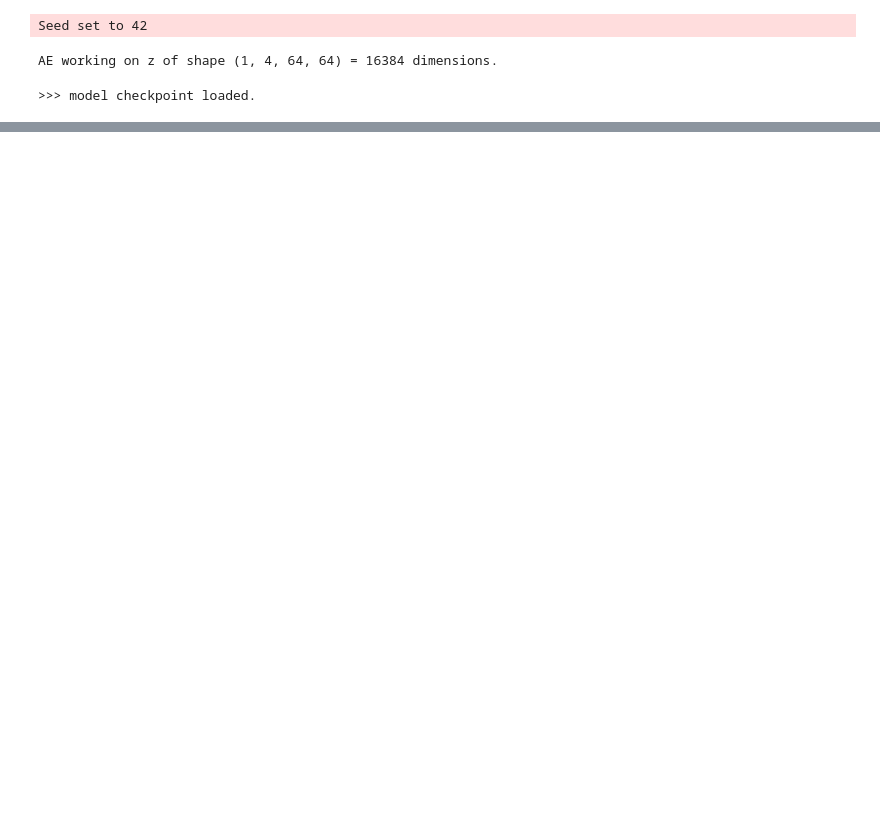
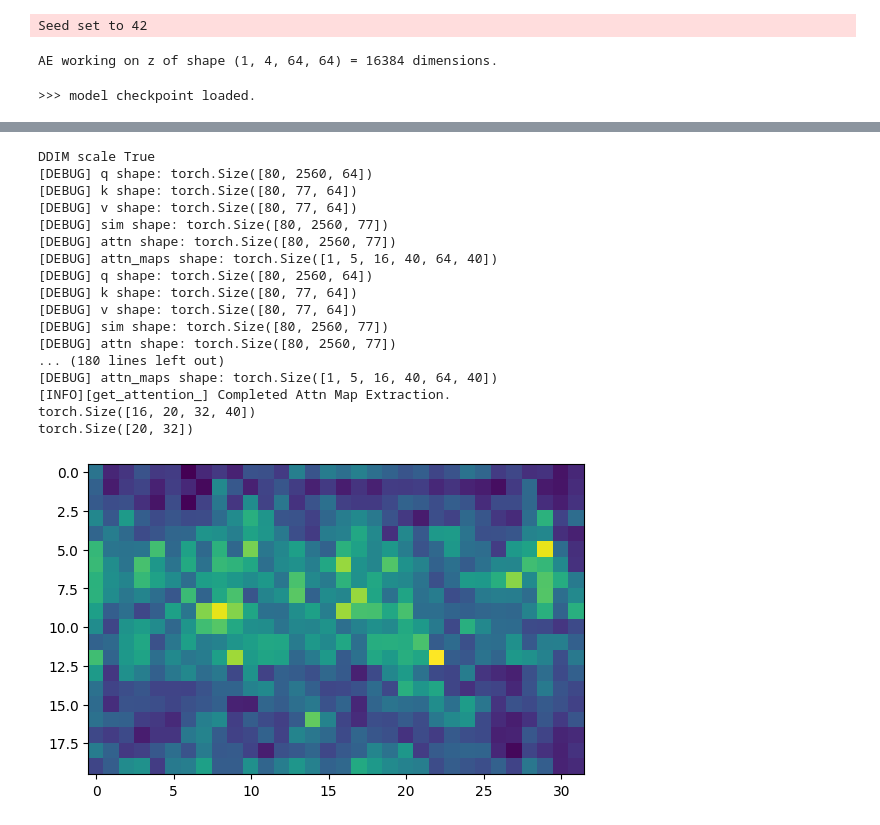
Before and after one commit to EigenTom/SG-I2V, a Jupyter notebook: demo.ipynb, the cells around one changed output, grey strips where cells are left out. Saved outputs shown, nothing was run; the diff lists cells and outputs as text; code cells hidden in the pictures; blank space fills up the shorter version.

```diff
--- a/demo.ipynb
+++ b/demo.ipynb
@@ -128,0 +550,43 @@ torch.Size([10, 16])
+# %%
+# validate: if we pass the modified_starting_latent to the model and get the attn feature maps again, what will it look like
+prompt = [["squirrel"]]
+
+new_attn_maps = agent.get_attn(prompt, latent_to_be_modified, scale=7.5, steps=50)
+
+
+tmp_attn_map = new_attn_maps[0][0]
+
+# should be the first frame
+print(tmp_attn_map.shape)
+
+# then get the 3rd token, "squirrel"'s attention heatmap on this frame (0th frame)
+token_idx = 1
+
+# get the 3rd tensor from the [10, 16, 40] tensor
+this_attn_map = tmp_attn_map[0, :, :,token_idx]
+print(this_attn_map.shape)
+
+# try to visualize the attention map
+import matplotlib.pyplot as plt
+
+plt.imshow(this_attn_map)
+plt.show()
+# %% [output]
+DDIM scale True
+[DEBUG] q shape: torch.Size([80, 2560, 64])
+[DEBUG] k shape: torch.Size([80, 77, 64])
+[DEBUG] v shape: torch.Size([80, 77, 64])
+[DEBUG] sim shape: torch.Size([80, 2560, 77])
+[DEBUG] attn shape: torch.Size([80, 2560, 77])
+[DEBUG] attn_maps shape: torch.Size([1, 5, 16, 40, 64, 40])
+[DEBUG] q shape: torch.Size([80, 2560, 64])
+[DEBUG] k shape: torch.Size([80, 77, 64])
+[DEBUG] v shape: torch.Size([80, 77, 64])
+[DEBUG] sim shape: torch.Size([80, 2560, 77])
+[DEBUG] attn shape: torch.Size([80, 2560, 77])
+... (180 lines left out)
+[DEBUG] attn_maps shape: torch.Size([1, 5, 16, 40, 64, 40])
+[INFO][get_attention_] Completed Attn Map Extraction.
+torch.Size([16, 20, 32, 40])
+torch.Size([20, 32])
+[figure, added]
```
Also changed, not shown: parts of 17 cells of this notebook, 12 other files.
